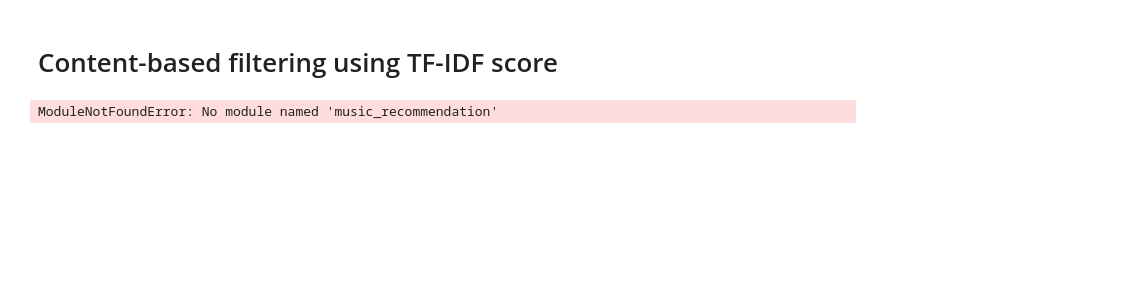
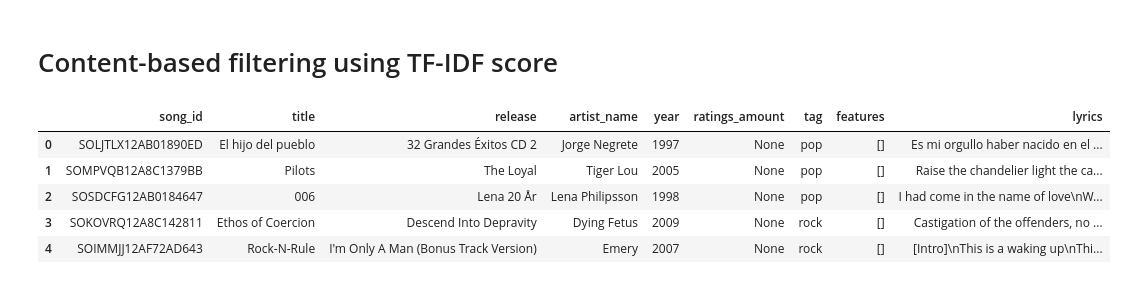
Before and after one commit to ERoszczyk/music_recommendation, a Jupyter notebook: notebooks/content_based_filtering.ipynb, the cells around one changed output. Cells and saved outputs as stored; diff of their text form; code cells hidden in the pictures; blank space fills up the shorter version.

```diff
--- a/notebooks/content_based_filtering.ipynb
+++ b/notebooks/content_based_filtering.ipynb
@@ -39,10 +61,8 @@ triplets_df = pd.read_csv('../data/0_raw/msd_data/triplets_file.csv', sep=",", h
 
 from typing import List
 # from ../models/msd_song import MsdSongWithLyrics
-import models.msd_song as msd_song
-from music_recommendation.dao.dao_msd_songs_with_lyrics import DAOMsdSongsWithLyrics
+from models.msd_song import MsdSongWithLyrics
+from dao.dao_msd_songs_with_lyrics import DAOMsdSongsWithLyrics
 
 dao_songs_with_lyrics: DAOMsdSongsWithLyrics = DAOMsdSongsWithLyrics()
-songs: List[msd_song.MsdSongWithLyrics] = dao_songs_with_lyrics.find_many_by_query({'lyrics': {'$ne':None}})
+songs: List[MsdSongWithLyrics] = dao_songs_with_lyrics.find_many_by_query({'lyrics': {'$ne':None}})
-# %% [output]
-ModuleNotFoundError: No module named 'music_recommendation'
@@ -50,0 +69,12 @@ ModuleNotFoundError: No module named 'music_recommendation'
+# %%
+headers = songs[0].dict().keys()
+songs_values = [song.dict().values() for song in songs]
+songs_df = pd.DataFrame(songs_values, columns=headers)
+songs_df.head()
+# %% [output]
+|  | song_id | title | release | artist_name | year | ratings_amount | tag | features | lyrics |
+| 0 | SOLJTLX12AB01890ED | El hijo del pueblo | 32 Grandes Éxitos CD 2 | Jorge Negrete | 1997 | None | pop | [] | Es mi orgullo haber nacido en el ... |
+| 1 | SOMPVQB12A8C1379BB | Pilots | The Loyal | Tiger Lou | 2005 | None | pop | [] | Raise the chandelier light the ca... |
+| 2 | SOSDCFG12AB0184647 | 006 | Lena 20 År | Lena Philipsson | 1998 | None | pop | [] | I had come in the name of love\nW... |
+| 3 | SOKOVRQ12A8C142811 | Ethos of Coercion | Descend Into Depravity | Dying Fetus | 2009 | None | rock | [] | Castigation of the offenders, no ... |
+| 4 | SOIMMJJ12AF72AD643 | Rock-N-Rule | I'm Only A Man (Bonus Track Version) | Emery | 2007 | None | rock | [] | [Intro]\nThis is a waking up\nThi... |
```
Also changed, not shown: parts of 55 cells of this notebook, 8 other files.
